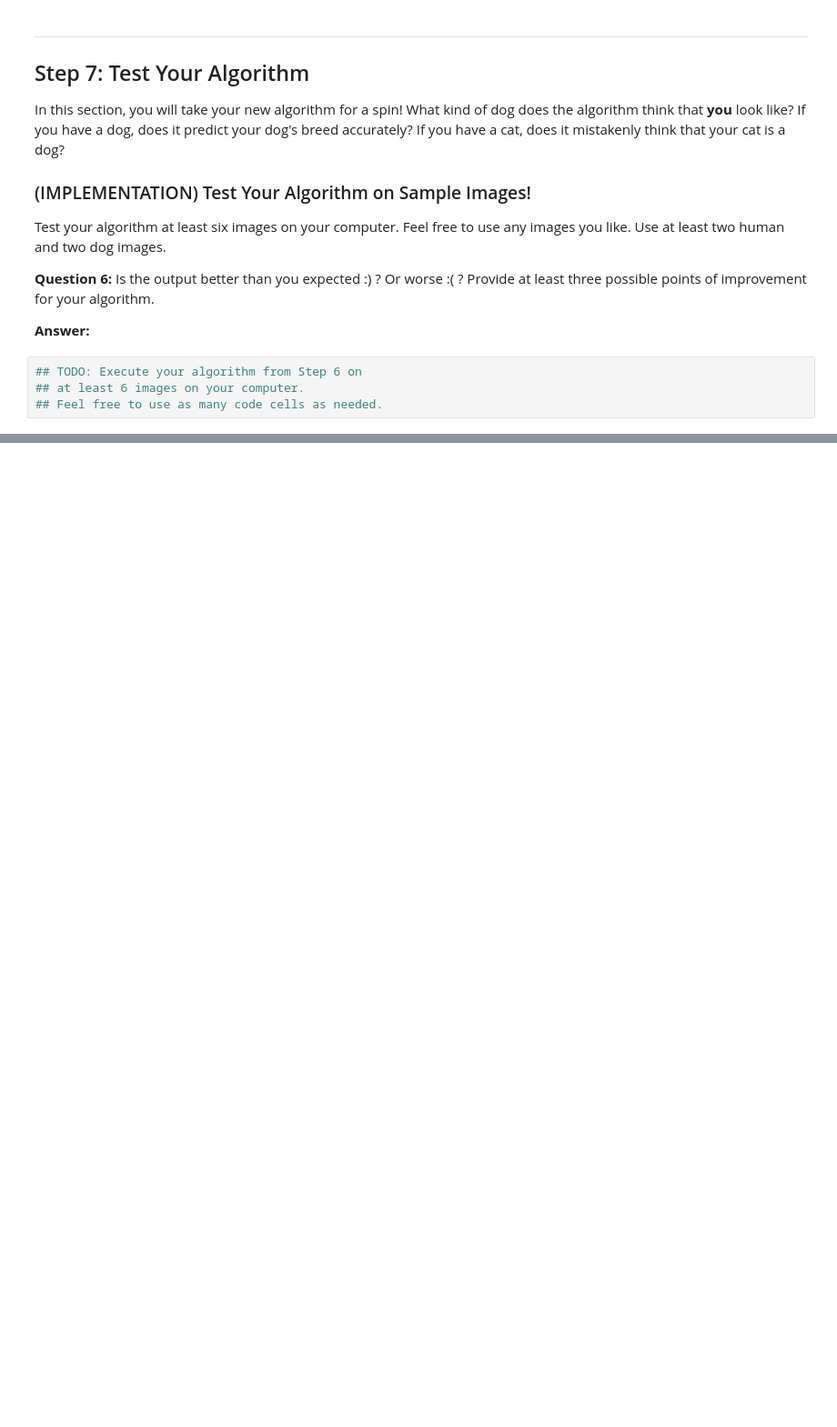
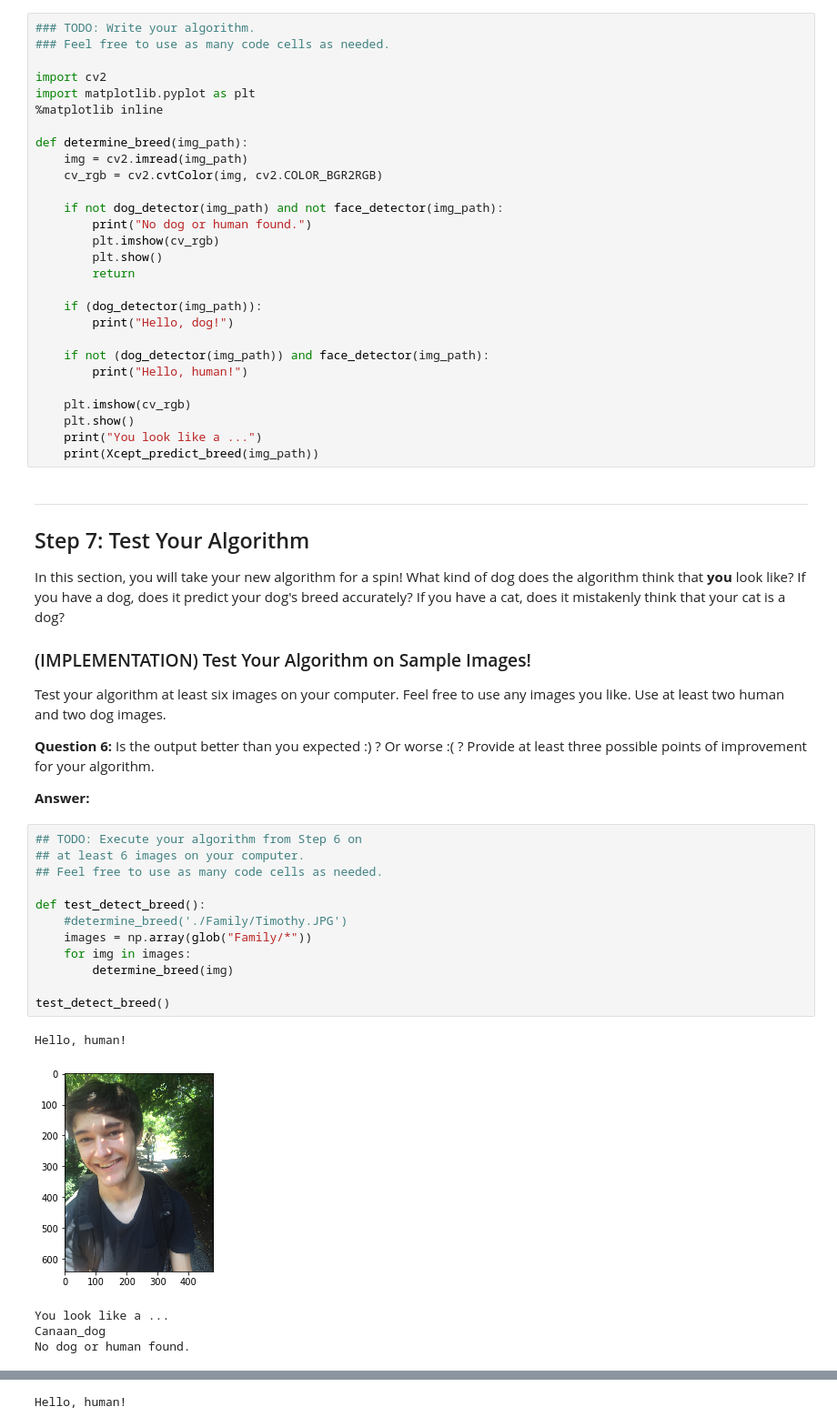
Before and after one commit to friedsam/dog_app, a Jupyter notebook: dog_app.ipynb, the cells around one changed output, grey strips where cells are left out. Shown at 91% size. Drawn from its saved outputs; the diff is of its cells as text; blank space fills up the shorter version.

```diff
--- a/dog_app.ipynb
+++ b/dog_app.ipynb
@@ -860,3 +859,31 @@ Some sample output for our algorithm is provided below, but feel free to design
+# %%
+### TODO: Write your algorithm.
+### Feel free to use as many code cells as needed.
+
+import cv2
+import matplotlib.pyplot as plt
+%matplotlib inline
+
+def determine_breed(img_path):
+    img = cv2.imread(img_path)
+    cv_rgb = cv2.cvtColor(img, cv2.COLOR_BGR2RGB)
+
+    if not dog_detector(img_path) and not face_detector(img_path):
+        print("No dog or human found.")
+        plt.imshow(cv_rgb)
+        plt.show()
+        return
+
+    if (dog_detector(img_path)):
+        print("Hello, dog!")
+
+    if not (dog_detector(img_path)) and face_detector(img_path):
+        print("Hello, human!")
+
+    plt.imshow(cv_rgb)
+    plt.show()
+    print("You look like a ...")
+    print(Xcept_predict_breed(img_path))
 # %% [markdown]
 ---
 <a id='step7'></a>
@@ -874,4 +901,18 @@ __Answer:__
 # %%
 ## TODO: Execute your algorithm from Step 6 on
 ## at least 6 images on your computer.
 ## Feel free to use as many code cells as needed.
+
+def test_detect_breed():
+    #determine_breed('./Family/Timothy.JPG')
+    images = np.array(glob("Family/*"))
+    for img in images:
+        determine_breed(img)
+
+test_detect_breed()
+# %% [output]
+Hello, human!
+[figure, added]
+You look like a ...
+Canaan_dog
+No dog or human found.
@@ -877,0 +920 @@ __Answer:__
+Hello, human!
```
Also changed, not shown: parts of 6 cells of this notebook.
